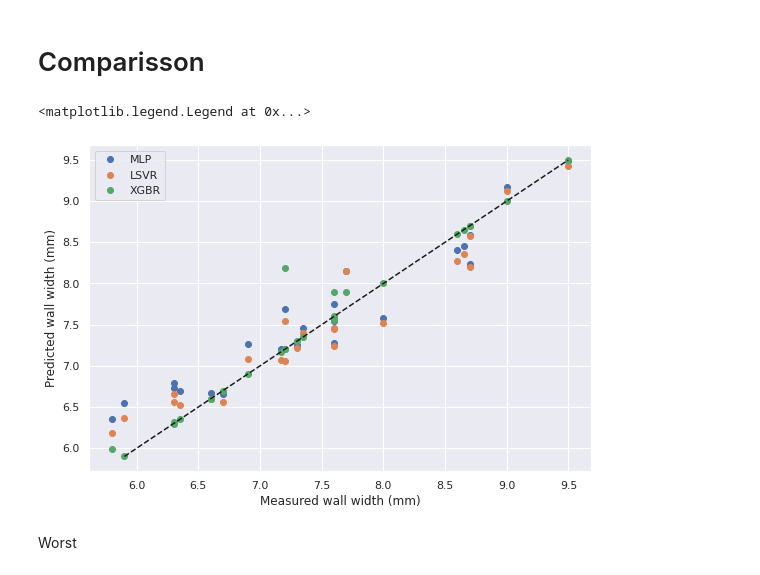
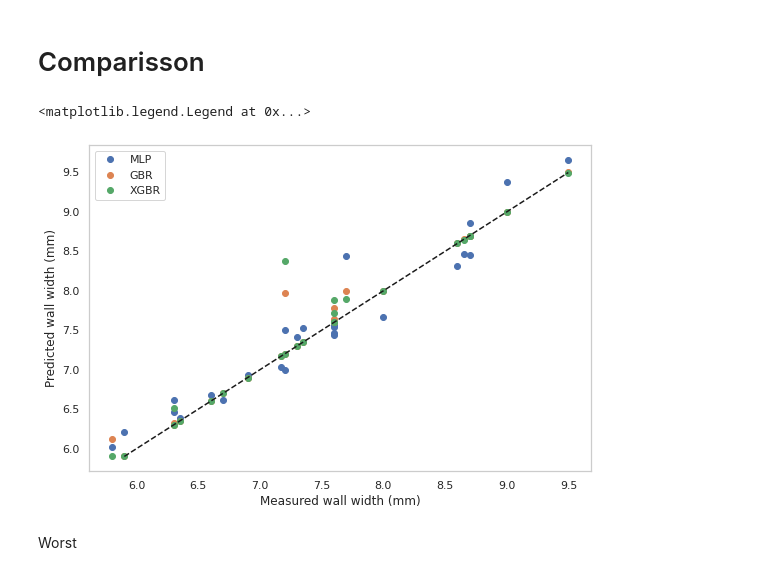
Before and after one commit to GermanOmar/GPs---WAAM, a Jupyter notebook: IEEE_ICMIMT_ML&WAAM.ipynb, the cells around one changed output. Cells and saved outputs as stored; diff of their text form; code cells hidden in the pictures.

```diff
--- a/IEEE_ICMIMT_ML&WAAM.ipynb
+++ b/IEEE_ICMIMT_ML&WAAM.ipynb
@@ -310,7 +305,7 @@ IM:  0.7629446894357566
 import pickle
 import xgboost as xgb
 
-xgbr = xgb.XGBRegressor(verbosity=0, n_estimators=1000, max_depth=8)
+xgbr = xgb.XGBRegressor(verbosity=0, n_estimators=2000, max_depth=20)
 xgbr.fit(X_train, y_train)
 y_pred = xgbr.predict(X_test)
 # %%
@@ -370,7 +366,7 @@ from sklearn.ensemble import AdaBoostRegressor
 print(" AdaBoost -")
 print("------------------")
 
-Ada = AdaBoostRegressor(random_state=32, n_estimators=1000)
+Ada = AdaBoostRegressor(random_state=32, n_estimators=2000)
 #START TRAINING
 Ada.fit(X_train,y_train)
 #PREDICTION
@@ -411,7 +407,7 @@ IM:  0.41513601821824275
 # %%
 from sklearn.neural_network import MLPRegressor
 
-MLP = MLPRegressor(hidden_layer_sizes=5,solver='lbfgs',learning_rate='adaptive',activation='relu',random_state=32, max_iter=1000)
+MLP = MLPRegressor(hidden_layer_sizes=5,solver='lbfgs',learning_rate='adaptive',activation='relu',random_state=32, max_iter=2000)
 #MLP = MLPRegressor(hidden_layer_sizes=(1000,1000,1000), activation='relu', solver='adam', max_iter=800)
 
 #START TRAINING
@@ -443,7 +439,7 @@ IM:  0.5580208104209577
 ### DTR
 # %%
 from sklearn.tree import DecisionTreeRegressor
-DT=DecisionTreeRegressor(max_depth=20)
+DT=DecisionTreeRegressor(max_depth=26)
 
 #START TRAINING
 DT.fit(X_train,y_train)
@@ -503,22 +499,24 @@ IM:  0.44140378257626867
 # %% [markdown]
 # Comparisson
 # %%
-models = [ MLP ,  SVR, xgbr]
-labels = ['MLP', 'LSVR', 'XGBR']
+models = [ MLP ,  GBR, xgbr]
+labels = ['MLP', 'GBR', 'XGBR']
 
+sns.set_theme(style="whitegrid")
+plt.rcParams["axes.grid"] = False
 fig = plt.figure()
 fig.set_size_inches((9,6))
 
 for mod, label in zip( models, labels):
   y_pred = mod.predict(X)
   plt.plot(Y, y_pred, 'o' ,label = label)
 
 plt.plot([y_pred.min(), y_pred.max()], [y_pred.min(), y_pred.max()], 'k--')
 plt.ylabel('Predicted wall width (mm)')
 plt.xlabel('Measured wall width (mm)')
 plt.legend()
 # %% [output]
 <matplotlib.legend.Legend at 0x...>
-[figure, old version]
+[figure, new version]
 # %% [markdown]
 Worst
```
Also changed, not shown: parts of 20 cells of this notebook.
